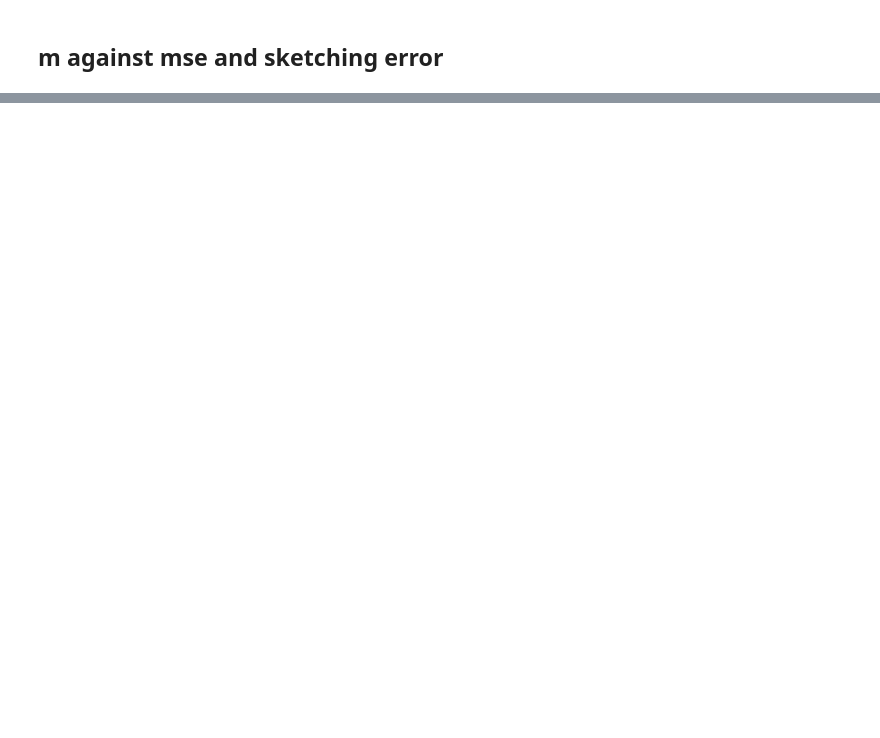
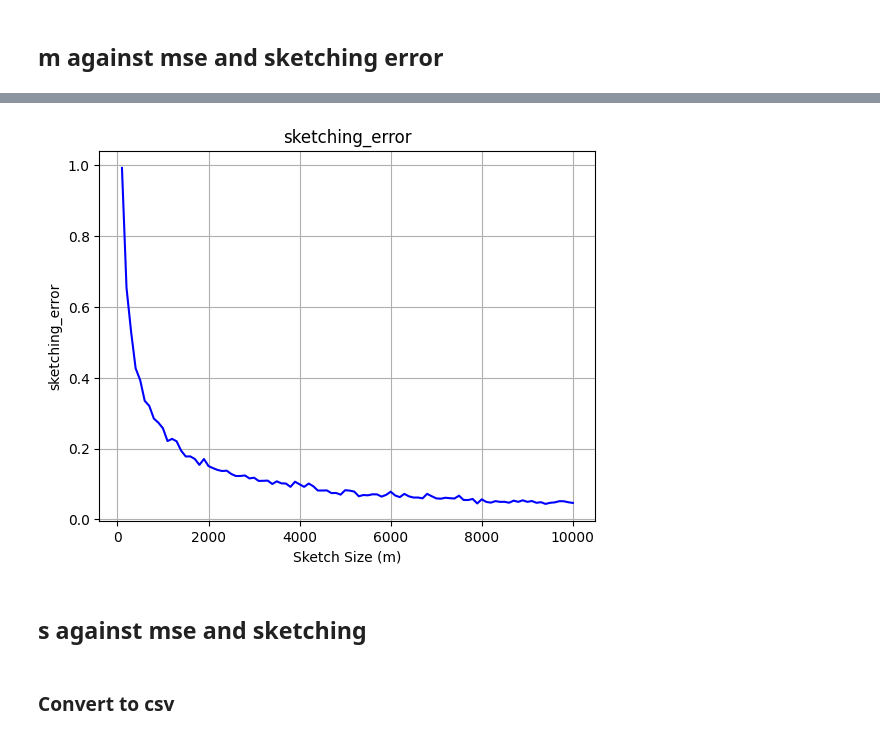
Before and after one commit to LakBoonJun1/DSA4288, a Jupyter notebook: Notebook/OLS.ipynb, the cells around one changed output, grey strips where cells are left out. Cells and saved outputs as stored; diff of their text form; code cells hidden in the pictures; blank space fills up the shorter version.

```diff
--- a/Notebook/OLS.ipynb
+++ b/Notebook/OLS.ipynb
@@ -339,0 +318,4 @@ df_results = pd.DataFrame(results)
+# %%
+# Define parameters
+m_values = list(range(100,n + 1, 100))  # Different sketch sizes, varying m
+non_zero_entries = 10
@@ -339,0 +409,10 @@ df_results = pd.DataFrame(results)
+# %%
+plt.plot(df_results["m"], df_results["sketching_error"], label="sketching_error", color='blue')
+plt.xlabel("Sketch Size (m)")
+plt.ylabel("sketching_error")
+plt.title("sketching_error")
+plt.grid(True)
+# %% [output]
+[figure, added]
+# %% [markdown]
+## s against mse and sketching
@@ -339,0 +435,2 @@ df_results = pd.DataFrame(results)
+# %% [markdown]
+### Convert to csv
```
Also changed, not shown: parts of 145 cells of this notebook, 4 other files.
